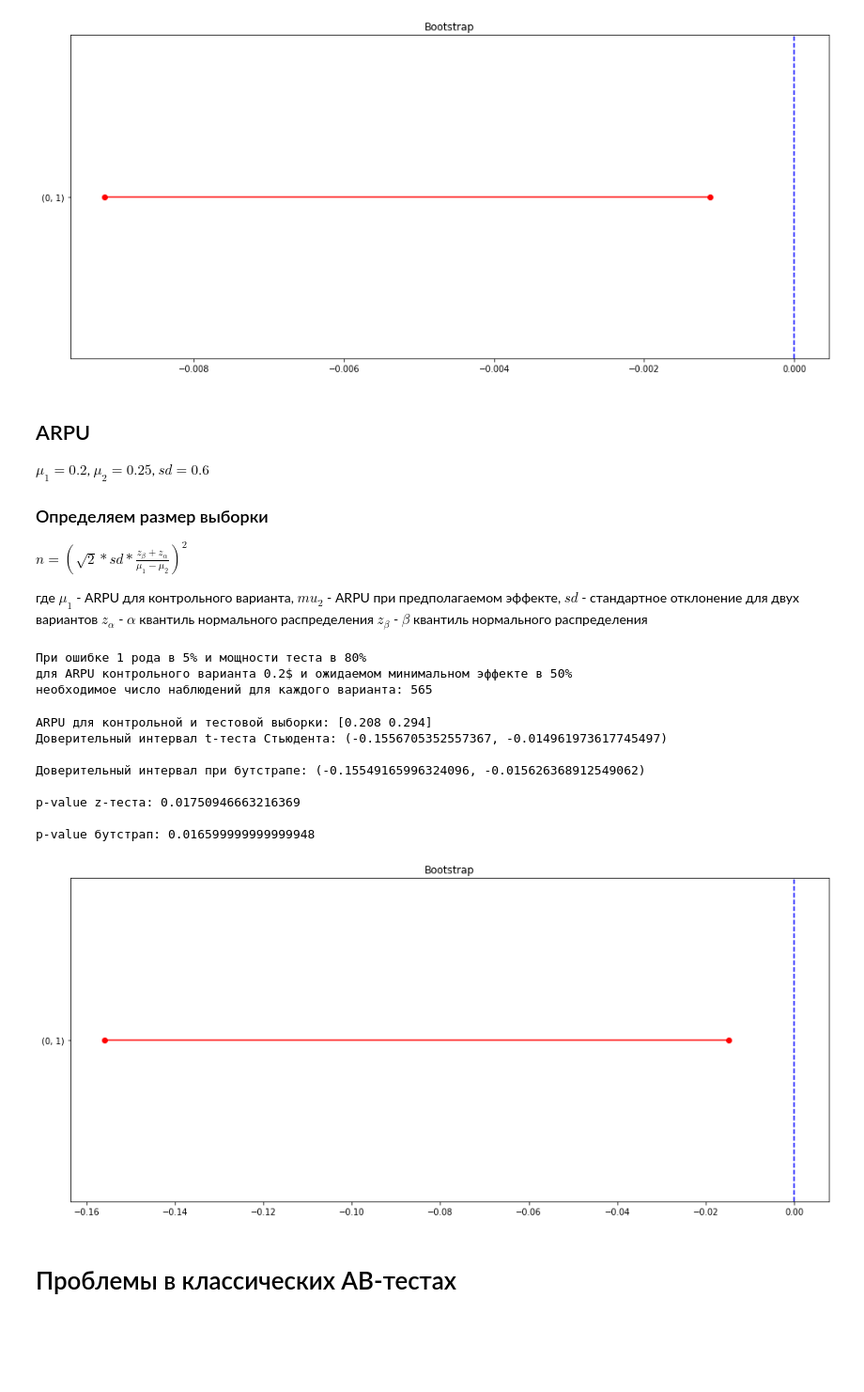
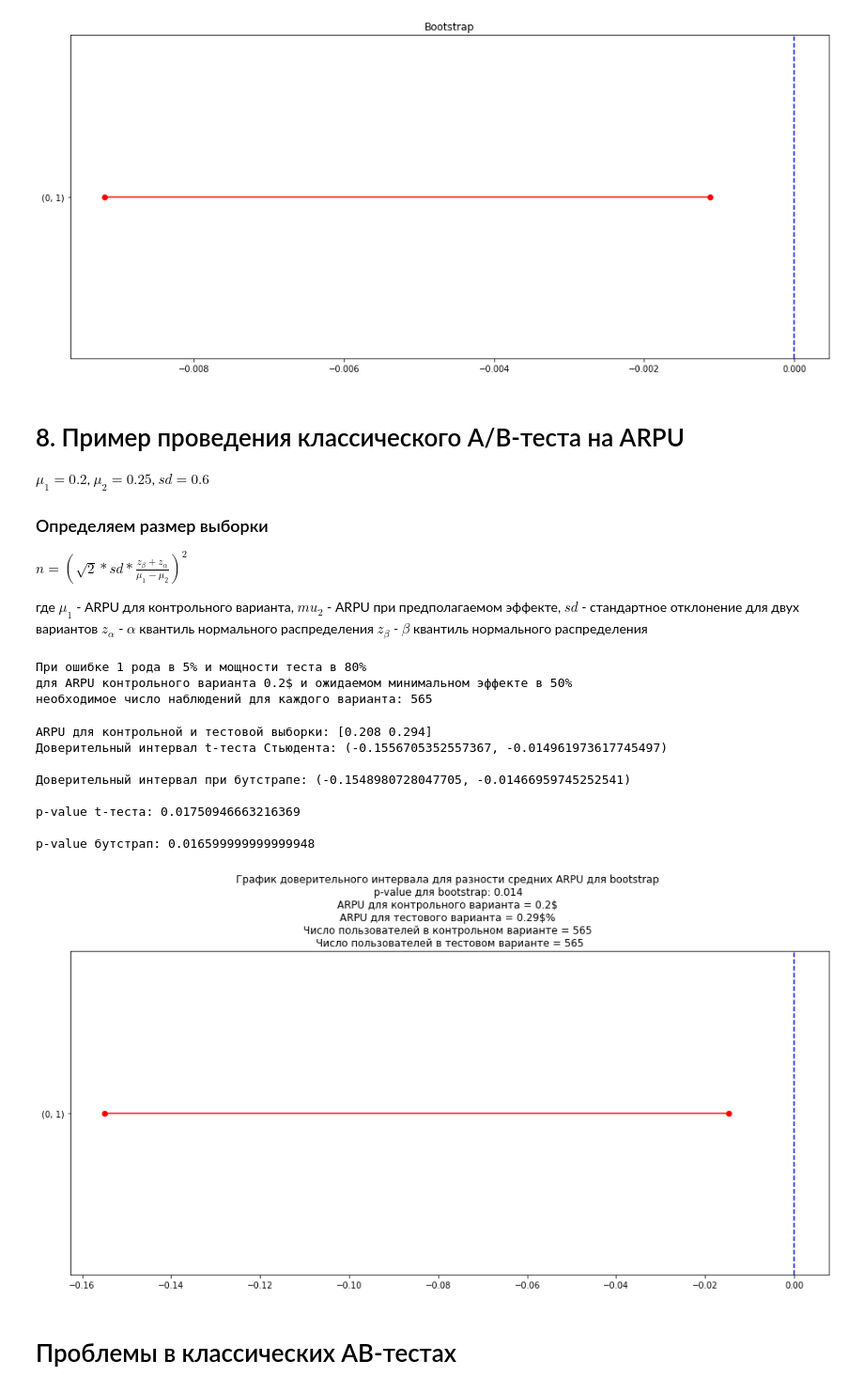
Before and after one commit to iakubovskii7/AB, a Jupyter notebook: knowledge-base/AB_classic_algorithms.ipynb, the cells around one changed output. Shown at 94% size. Saved outputs shown, nothing was run; the diff lists cells and outputs as text; code cells hidden in the pictures; blank space fills up the shorter version.

```diff
--- a/knowledge-base/AB_classic_algorithms.ipynb
+++ b/knowledge-base/AB_classic_algorithms.ipynb
@@ -91,7 +94,8 @@ plt.title("Bootstrap");
 # %% [output]
 [figure]
 # %% [markdown]
-## ARPU
+# 8. Пример проведения классического A/B-теста на ARPU
+
 
 $\mu_1=0.2$, $\mu_2=0.25$, $sd=0.6$
 
@@ -122,14 +126,14 @@ result_df_arpu = ab_arpu.start_experiment()
 print(f"ARPU для контрольной и тестовой выборки: {data.mean(axis=0)}")
 print(f"Доверительный интервал t-теста Стьюдента: {(result_df_arpu.T['ci_lower_Student'].values[0], result_df_arpu.T['ci_upper_Student'].values[0])} \n")
 print(f"Доверительный интервал при бутстрапе: {(result_df_arpu.T['ci_lower_bootstrap'].values[0], result_df_arpu.T['ci_upper_bootstrap'].values[0])} \n")
-print(f"p-value z-теста: {result_df_arpu.T['p_value_Student'].values[0]} \n")
+print(f"p-value t-теста: {result_df_arpu.T['p_value_Student'].values[0]} \n")
 print(f"p-value бутстрап: {result_df_arpu.T['p_value_bootstrap'].values[0]} \n")
 # %% [output]
 ARPU для контрольной и тестовой выборки: [0.208 0.294]
 Доверительный интервал t-теста Стьюдента: (-0.1556705352557367, -0.014961973617745497)
 
-Доверительный интервал при бутстрапе: (-0.15549165996324096, -0.015626368912549062)
+Доверительный интервал при бутстрапе: (-0.1548980728047705, -0.01466959745252541)
 
-p-value z-теста: 0.01750946663216369
+p-value t-теста: 0.01750946663216369
 
 p-value бутстрап: 0.016599999999999948
@@ -139,8 +140,13 @@ plt.title("Student")
-# %%
-create_confidence_plot(result_df_arpu.T, 'ci_lower_bootstrap', 'ci_upper_bootstrap');
-plt.title("Bootstrap");
-# %% [output]
-[figure, removed]
+# %%
+create_confidence_plot(result_df_arpu.T, 'ci_lower_bootstrap', 'ci_upper_bootstrap');
+plt.title(f"График доверительного интервала для разности средних ARPU для bootstrap \n"
+          f"p-value для bootstrap: 0.014 \n"
+          f"ARPU для контрольного варианта = 0.2$ \n"
+          f"ARPU для тестового варианта = 0.29$% \n"
+          f"Число пользователей в контрольном варианте = 565 \n"
+          f"Число пользователей в тестовом варианте = 565");
+# %% [output]
+[figure, added]
 # %% [markdown]
 # Проблемы в классических AB-тестах
 # %% [markdown]
```
Also changed, not shown: parts of 11 cells of this notebook, 2 other files.
